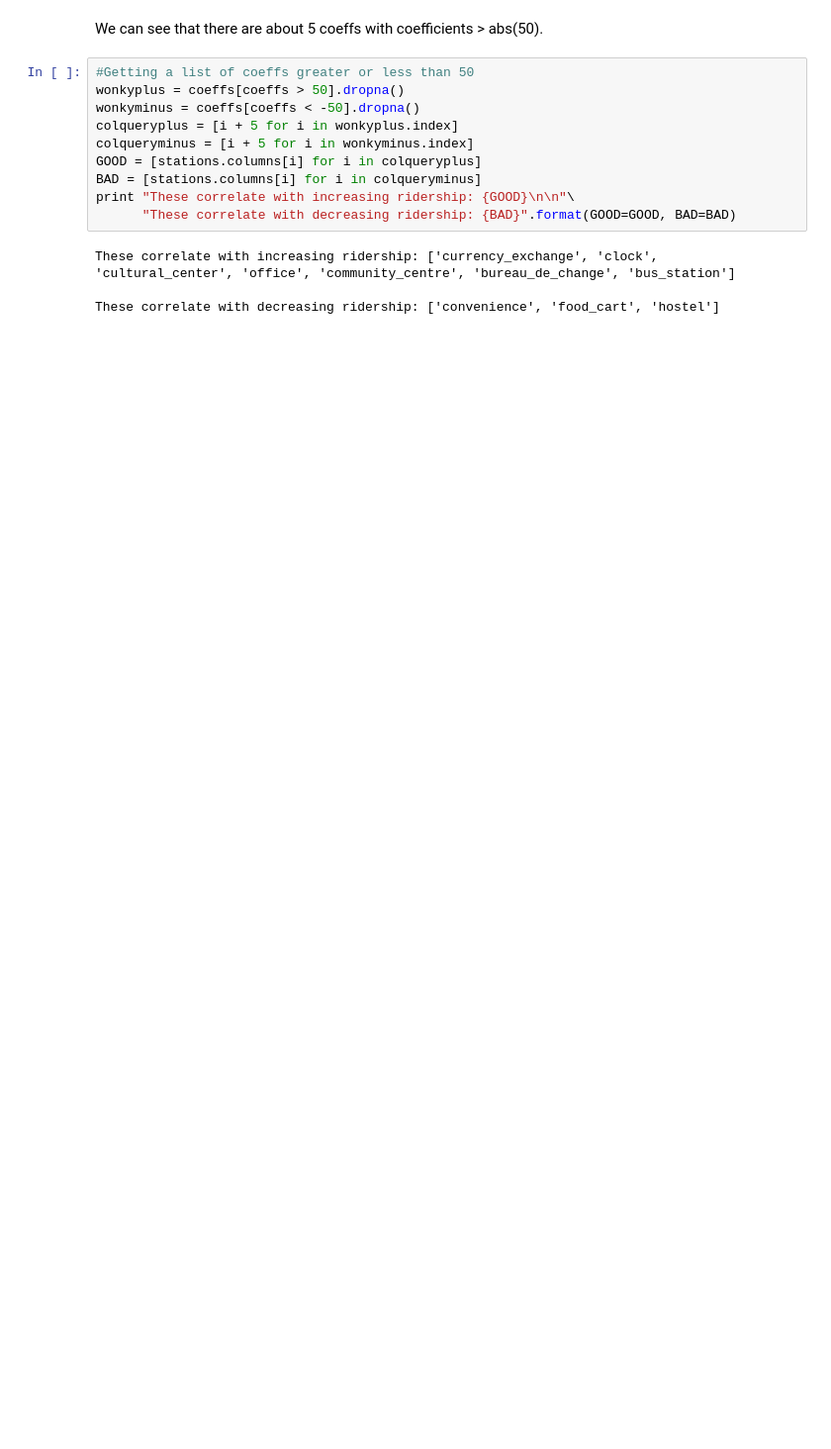
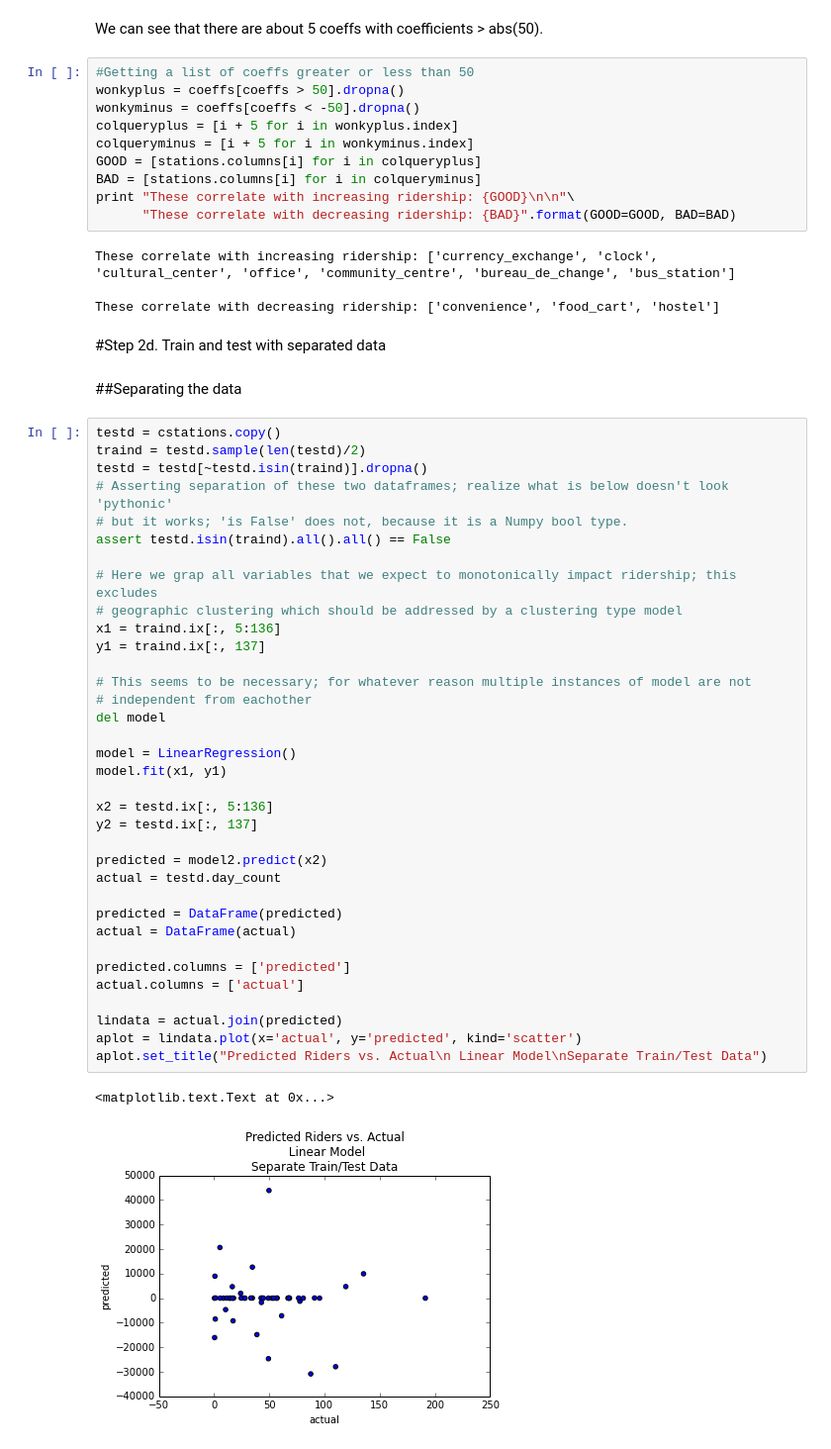
Before and after one commit to tpeek/bikeshare, a Jupyter notebook: Machine Learning.ipynb, the cells around one changed output. Shown: that part at 99% size. Cells and saved outputs as stored; diff of their text form; blank space fills up the shorter version.

```diff
--- a/Machine Learning.ipynb
+++ b/Machine Learning.ipynb
@@ -106,3 +103,45 @@ print "These correlate with increasing ridership: {GOOD}\n\n"\
 These correlate with increasing ridership: ['currency_exchange', 'clock', 'cultural_center', 'office', 'community_centre', 'bureau_de_change', 'bus_station']
 
 These correlate with decreasing ridership: ['convenience', 'food_cart', 'hostel']
+# %% [markdown]
+#Step 2d. Train and test with separated data
+# %% [markdown]
+##Separating the data
+# %%
+testd = cstations.copy()
+traind = testd.sample(len(testd)/2)
+testd = testd[~testd.isin(traind)].dropna()
+# Asserting separation of these two dataframes; realize what is below doesn't look 'pythonic'
+# but it works; 'is False' does not, because it is a Numpy bool type.
+assert testd.isin(traind).all().all() == False
+
+# Here we grap all variables that we expect to monotonically impact ridership; this excludes
+# geographic clustering which should be addressed by a clustering type model
+x1 = traind.ix[:, 5:136]
+y1 = traind.ix[:, 137]
+
+# This seems to be necessary; for whatever reason multiple instances of model are not
+# independent from eachother
+del model
+
+model = LinearRegression()
+model.fit(x1, y1)
+
+x2 = testd.ix[:, 5:136]
+y2 = testd.ix[:, 137]
+
+predicted = model2.predict(x2)
+actual = testd.day_count
+
+predicted = DataFrame(predicted)
+actual = DataFrame(actual)
+
+predicted.columns = ['predicted']
+actual.columns = ['actual']
+
+lindata = actual.join(predicted)
+aplot = lindata.plot(x='actual', y='predicted', kind='scatter')
+aplot.set_title("Predicted Riders vs. Actual\n Linear Model\nSeparate Train/Test Data")
+# %% [output]
+<matplotlib.text.Text at 0x...>
+[figure, added]
```
Also changed, not shown: parts of 5 cells of this notebook.
